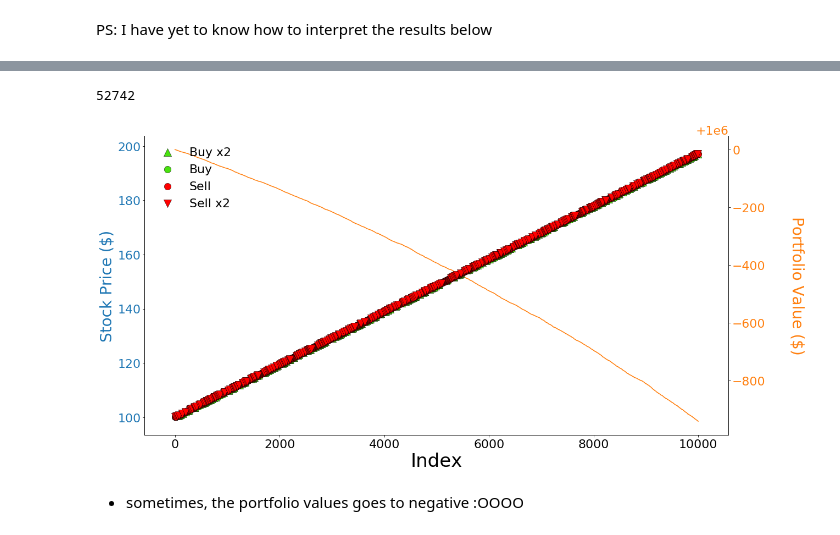
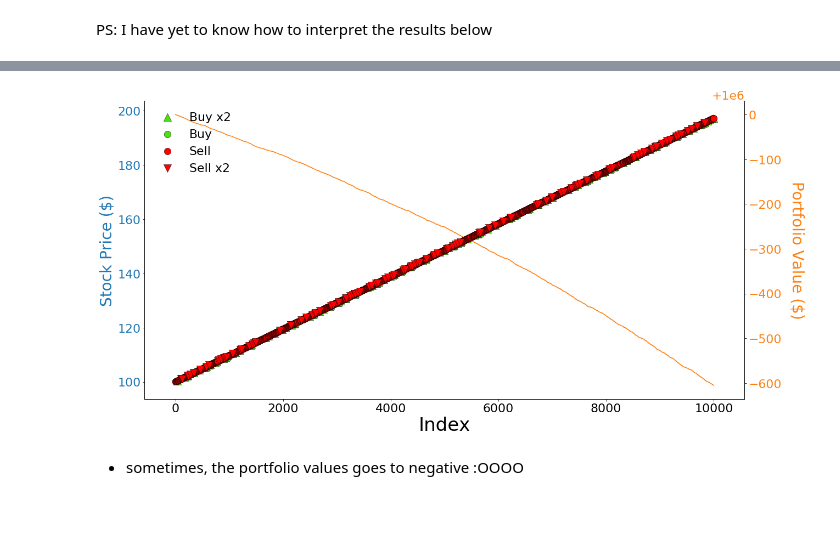
Before and after one commit to YAOS5/Amazon-Trading-Bot, a Jupyter notebook: stable_baselines_test.ipynb, the cells around one changed output, grey strips where cells are left out. Cells and saved outputs as stored; diff of their text form; code cells hidden in the pictures.

```diff
--- a/stable_baselines_test.ipynb
+++ b/stable_baselines_test.ipynb
@@ -123,20 +85,28 @@ Use keras.layers.flatten instead.
 # %%
 obs = env.reset()
 #env = Environment(test_data, INITIAL_BALANCE)
 
 prices = []
+balances = []
 rewards = []
 actions = []
 for i in tqdm(range(10000)):
     action, _states = model.predict(obs)
 
     obs, reward, done, _ = env.step(action)
 
     actions.append(action)
     rewards.append(reward)
+    balances.append(obs[-2])
 
     prices.append(obs[PAST_DAYS-1]) # current timestep's closing price
     env.save_portfolio()
 
     if done:
         break
+
+portfolio_values = np.array(balances) + (np.array(actions) - 1) * np.array(prices)
+
+plot(prices, actions, portfolio_values[-10000:], right_y_adjust=1.1)
+# %% [output]
+[figure, added]
@@ -157,11 +113,3 @@ for a in actions:
-# %%
-len(portfolio.portfolio)
-# %% [output]
-52742
-# %%
-plot(prices, target_actions, portfolio.portfolio[-10000:], right_y_adjust=1.13)
-# %% [output]
-[figure, removed]
 # %% [markdown]
 
 - sometimes, the portfolio values goes to negative :OOOO
```
Also changed, not shown: parts of 14 cells of this notebook, 1 other file.
